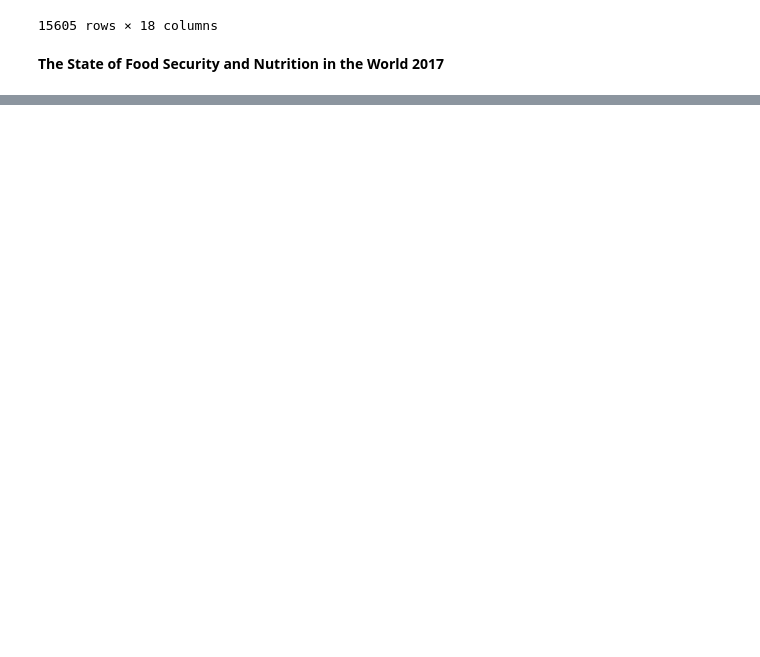
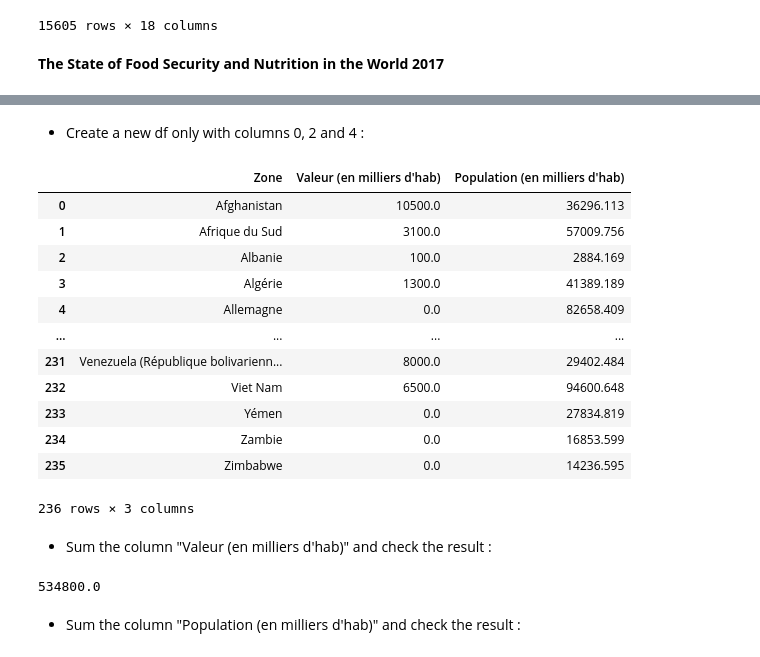
Before and after one commit to donia-nefiz/Public-health-research-with-python, a Jupyter notebook: Public-health-research-with-python .ipynb, the cells around one changed output, grey strips where cells are left out. Drawn from its saved outputs; the diff is of its cells as text; code cells hidden in the pictures; blank space fills up the shorter version.

```diff
--- a/Public-health-research-with-python .ipynb
+++ b/Public-health-research-with-python .ipynb
@@ -578,0 +622,2 @@ foodAvailibilityKcalGroupByZone.shape
+# %%
+proportionUndernutrition.fillna(0, inplace=True)
@@ -578,0 +632,22 @@ foodAvailibilityKcalGroupByZone.shape
+# %% [markdown]
+- Create a new df only with columns 0, 2 and 4 :
+# %%
+proportionUndernutrition_final = proportionUndernutrition.iloc[0:237, [0,2,4]]
+# %%
+proportionUndernutrition_final
+# %% [output]
+|  | Zone | Valeur (en milliers d'hab) | Population (en milliers d'hab) |
+| 0 | Afghanistan | 10500.0 | 36296.113 |
+| 1 | Afrique du Sud | 3100.0 | 57009.756 |
+| 2 | Albanie | 100.0 | 2884.169 |
+| 3 | Algérie | 1300.0 | 41389.189 |
+| 4 | Allemagne | 0.0 | 82658.409 |
+| ... | ... | ... | ... |
+| 231 | Venezuela (République bolivarienn... | 8000.0 | 29402.484 |
+| 232 | Viet Nam | 6500.0 | 94600.648 |
+| 233 | Yémen | 0.0 | 27834.819 |
+| 234 | Zambie | 0.0 | 16853.599 |
+| 235 | Zimbabwe | 0.0 | 14236.595 |
+236 rows × 3 columns
+# %% [markdown]
+- Sum the column "Valeur (en milliers d'hab)" and check the result :
@@ -578,0 +656,6 @@ foodAvailibilityKcalGroupByZone.shape
+# %%
+print(undernutrition_sum)
+# %% [output]
+534800.0
+# %% [markdown]
+- Sum the column "Population (en milliers d'hab)" and check the result :
```
Also changed, not shown: parts of 79 cells of this notebook.
